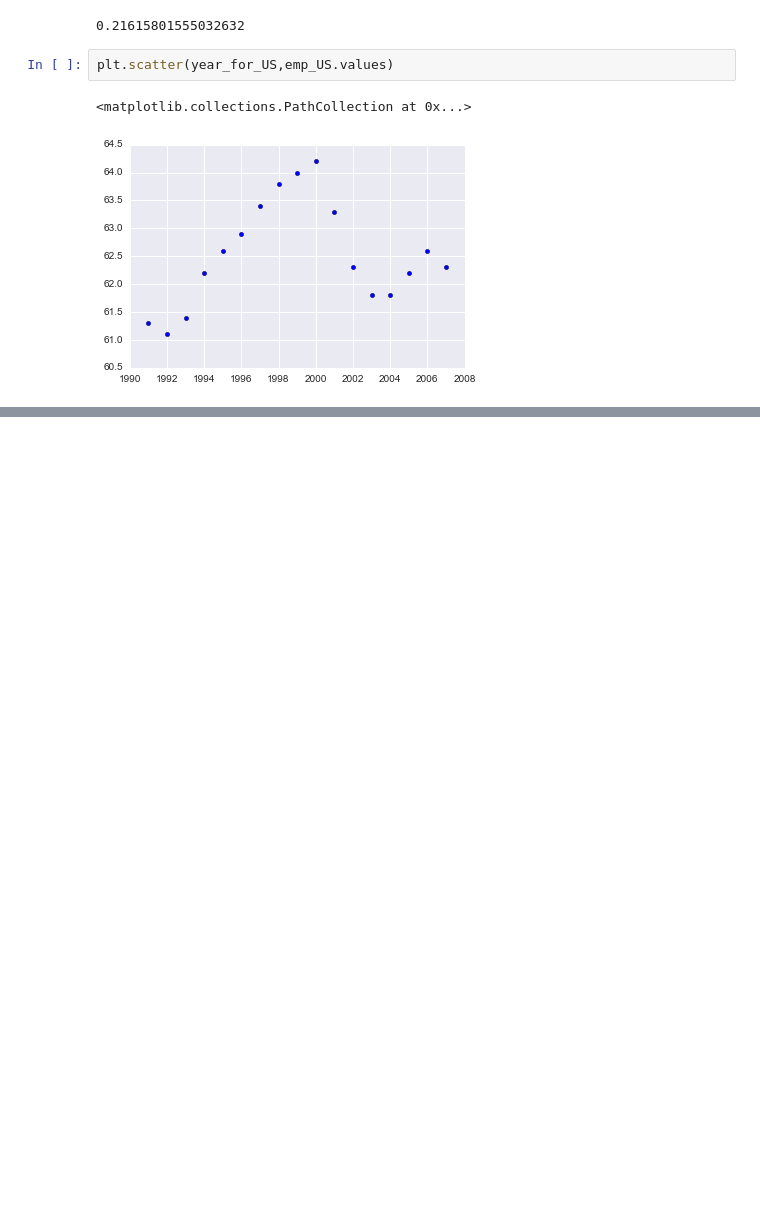
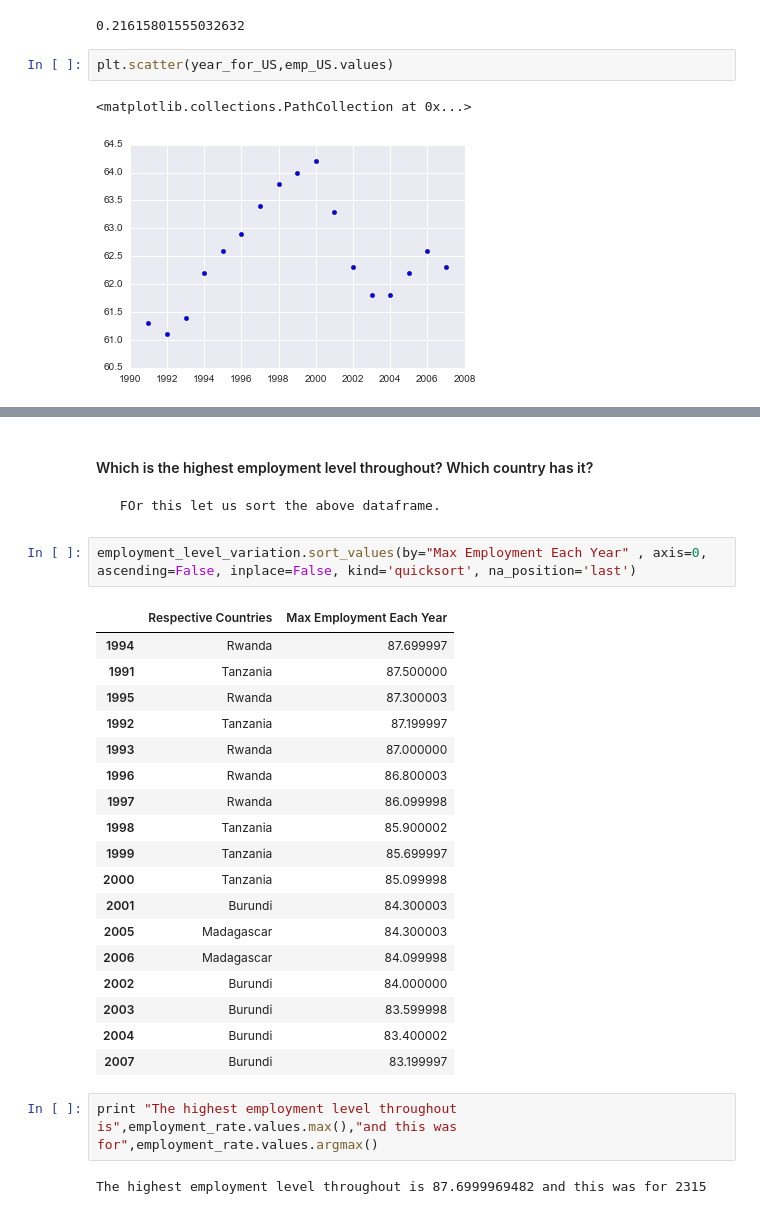
Before and after one commit to Anish-kr/Python_projects, a Jupyter notebook: Gapminder.ipynb, the cells around one changed output, grey strips where cells are left out. Saved outputs shown, nothing was run; the diff lists cells and outputs as text; blank space fills up the shorter version.

```diff
--- a/Gapminder.ipynb
+++ b/Gapminder.ipynb
@@ -145,0 +196,29 @@ Thus it appears like employment for U.S. increased from the year 1992 to 2000. A
+# %% [markdown]
+#### Which is the highest employment level throughout? Which country has it?
+
+     FOr this let us sort the above dataframe.
+# %%
+employment_level_variation.sort_values(by="Max Employment Each Year" , axis=0, ascending=False, inplace=False, kind='quicksort', na_position='last')
+# %% [output]
+|  | Respective Countries | Max Employment Each Year |
+| 1994 | Rwanda | 87.699997 |
+| 1991 | Tanzania | 87.500000 |
+| 1995 | Rwanda | 87.300003 |
+| 1992 | Tanzania | 87.199997 |
+| 1993 | Rwanda | 87.000000 |
+| 1996 | Rwanda | 86.800003 |
+| 1997 | Rwanda | 86.099998 |
+| 1998 | Tanzania | 85.900002 |
+| 1999 | Tanzania | 85.699997 |
+| 2000 | Tanzania | 85.099998 |
+| 2001 | Burundi | 84.300003 |
+| 2005 | Madagascar | 84.300003 |
+| 2006 | Madagascar | 84.099998 |
+| 2002 | Burundi | 84.000000 |
+| 2003 | Burundi | 83.599998 |
+| 2004 | Burundi | 83.400002 |
+| 2007 | Burundi | 83.199997 |
+# %%
+print "The highest employment level throughout is",employment_rate.values.max(),"and this was for",employment_rate.values.argmax()
+# %% [output]
+The highest employment level throughout is 87.6999969482 and this was for 2315
```
Also changed, not shown: parts of 7 cells of this notebook.
